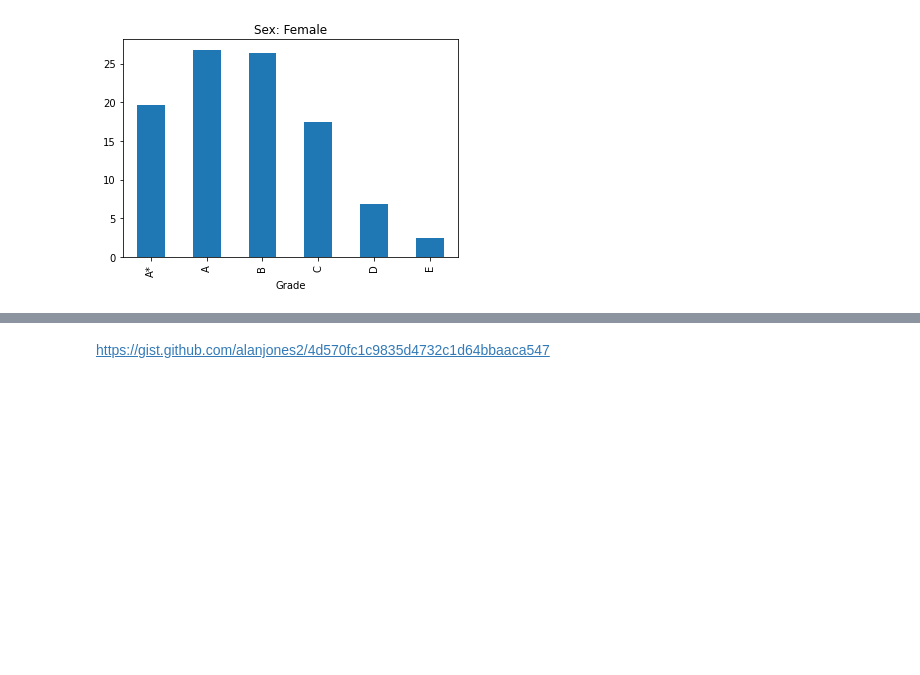
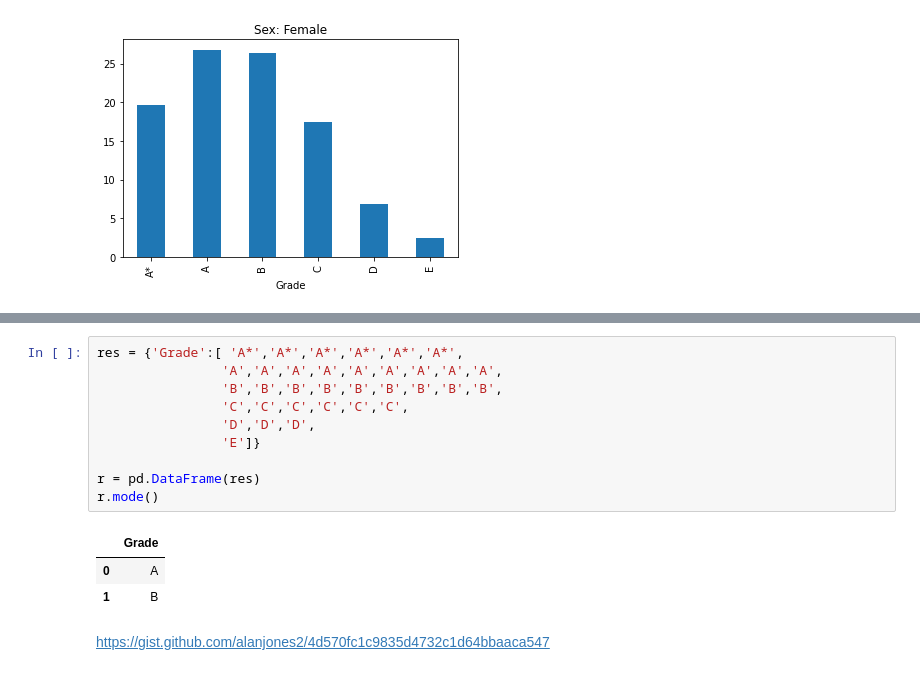
Before and after one commit to alanjones2/Alan-Jones-article-code, a Jupyter notebook: meanmedianmode/mmm.ipynb, the cells around one changed output, grey strips where cells are left out. Saved outputs shown, nothing was run; the diff lists cells and outputs as text; blank space fills up the shorter version.

```diff
--- a/meanmedianmode/mmm.ipynb
+++ b/meanmedianmode/mmm.ipynb
@@ -99,3 +132,17 @@ grades
+# %%
+res = {'Grade':[ 'A*','A*','A*','A*','A*','A*',
+                'A','A','A','A','A','A','A','A','A',
+                'B','B','B','B','B','B','B','B','B',
+                'C','C','C','C','C','C',
+                'D','D','D',
+                'E']}
+
+r = pd.DataFrame(res)
+r.mode()
+# %% [output]
+|  | Grade |
+| 0 | A |
+| 1 | B |
 # %% [markdown]
 https://gist.github.com/alanjones2/4d570fc1c9835d4732c1d64bbaaca547
 # %%
```
Also changed, not shown: parts of 5 cells of this notebook.
